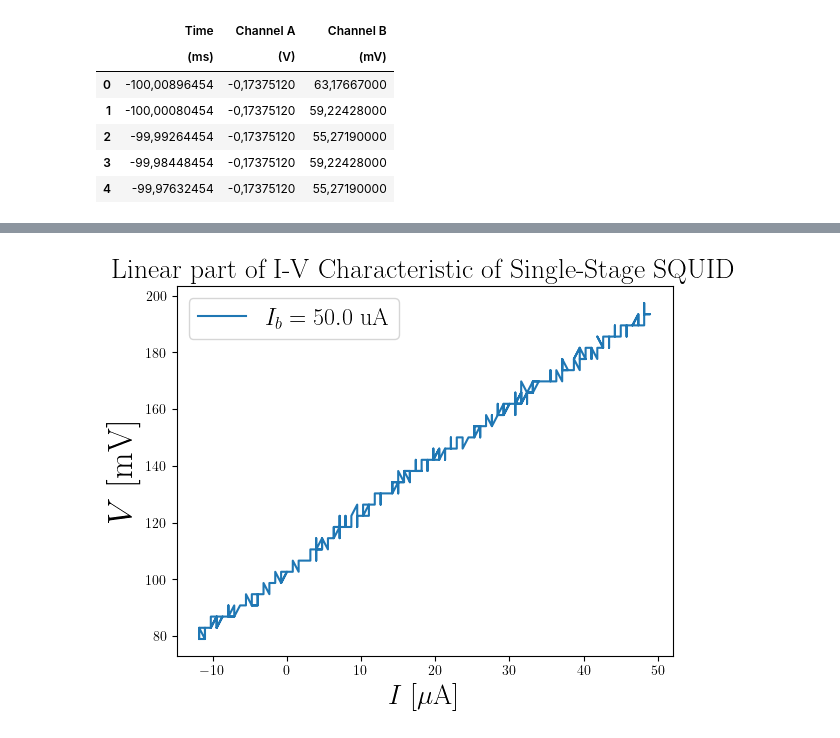
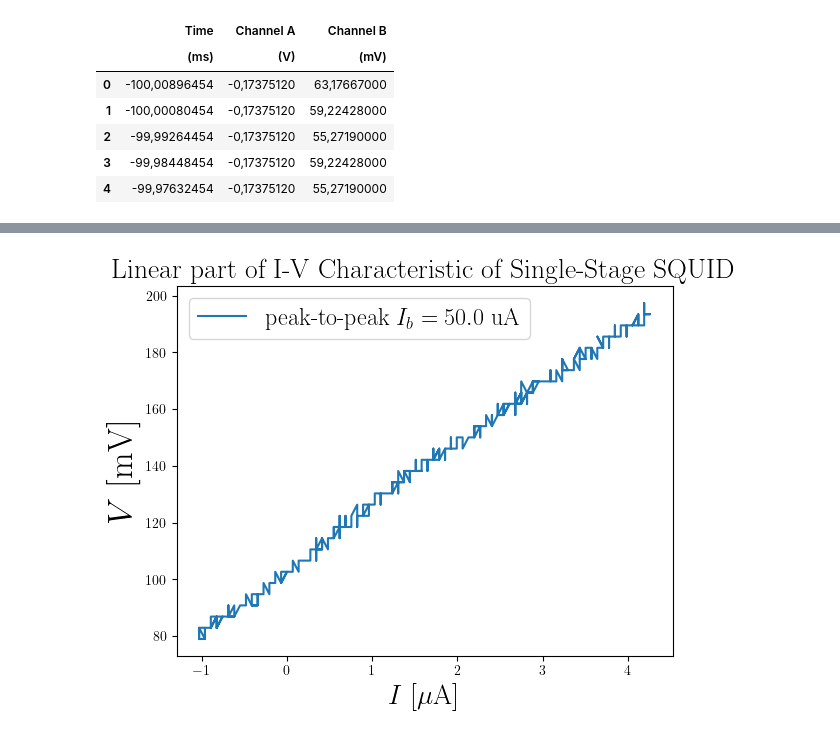
Before and after one commit to ParisHuth/FP, a Jupyter notebook: F98/JupyterNotebook/Auswertung_F98.ipynb, the cells around one changed output, grey strips where cells are left out. Saved outputs shown, nothing was run; the diff lists cells and outputs as text; code cells hidden in the pictures.

```diff
--- a/F98/JupyterNotebook/Auswertung_F98.ipynb
+++ b/F98/JupyterNotebook/Auswertung_F98.ipynb
@@ -74,21 +75,3 @@ data.head()
 | 2 | -99,99264454 | -0,17375120 | 55,27190000 |
 | 3 | -99,98448454 | -0,17375120 | 59,22428000 |
 | 4 | -99,97632454 | -0,17375120 | 55,27190000 |
-# %%
-%matplotlib inline
-# Convert values into floats
-time1 = data.iloc[:, 0].str.replace(',', '.', regex=False).astype(float).values  # [ms]
-current = data.iloc[:, 1].str.replace(',', '.', regex=False).astype(float).values # [mu A]
-signal1 = data.iloc[:, 2].str.replace(',', '.', regex=False).astype(float).values # [mV]
-
-
-# plot signal
-t_i = 17100
-t_f = 19750
-plt.plot(current[t_i:t_f]*100,signal1[t_i:t_f], label =r"$I_{b} = 50.0$ $\mu$A")
-plt.title(r"Current-Voltage Characteristic of Single-Stage SQUID", fontsize =20)
-plt.xlabel(r"$I$ [$\mu$A]", fontsize = 20)
-plt.ylabel(r"$V$ [mV]", fontsize = 25)
-plt.xlim(-50.0,50)
-plt.legend( fontsize='xx-large', loc = 'best')
-plt.show()
@@ -96,0 +78,18 @@ plt.show()
+# %%
+#Convert values into floats
+time = data.iloc[:, 0].str.replace(',', '.', regex=False).astype(float).values  # [ms]
+current= data.iloc[:, 1].str.replace(',', '.', regex=False).astype(float).values # [V]
+current = current*8.7 #multply by resistance to get current
+signal = data.iloc[:, 2].str.replace(',', '.', regex=False).astype(float).values # [mV]
+signal = signal/1000
+
+t_i = 17100
+t_f = 19750
+plt.plot(time1[t_i:t_f],current[t_i:t_f]/8.7, label =r"$U_{IN}$ [A]")
+plt.plot(time1[t_i:t_f],signal[t_i:t_f], label =r"$U_{out}$ [mV]")
+plt.title(r"Measured Voltage from single-stage SQUID", fontsize =20)
+#plt.ylabel(r"$I$ [A]", fontsize = 20)
+plt.xlabel(r"$t$ [ms]", fontsize = 25)
+
+plt.legend( fontsize='xx-large', loc = 'best')
+plt.show()
@@ -97,15 +111,15 @@ plt.show()
 # %%
 # plot signal
 t_i = 17650
 t_f = 18500
-plt.plot(current[t_i:t_f]*100,signal1[t_i:t_f], label =r"$I_{b} = 50.0$ uA")
+plt.plot(current[t_i:t_f],signal1[t_i:t_f], label =r"peak-to-peak $I_{b} = 50.0$ uA")
 plt.title(r"Linear part of I-V Characteristic of Single-Stage SQUID", fontsize=20)
 plt.xlabel(r"$I$ [$\mu$A]", fontsize = 20)
 plt.ylabel(r"$V$ [mV]", fontsize = 25)
 plt.legend( fontsize='xx-large', loc = 'best')
 plt.show()
 # %% [output]
-[figure, old version]
+[figure, new version]
 # %%
 #we use Minuit package to fit a linear function to the measured signal
 from iminuit import Minuit, cost
```
Also changed, not shown: parts of 30 cells of this notebook.
